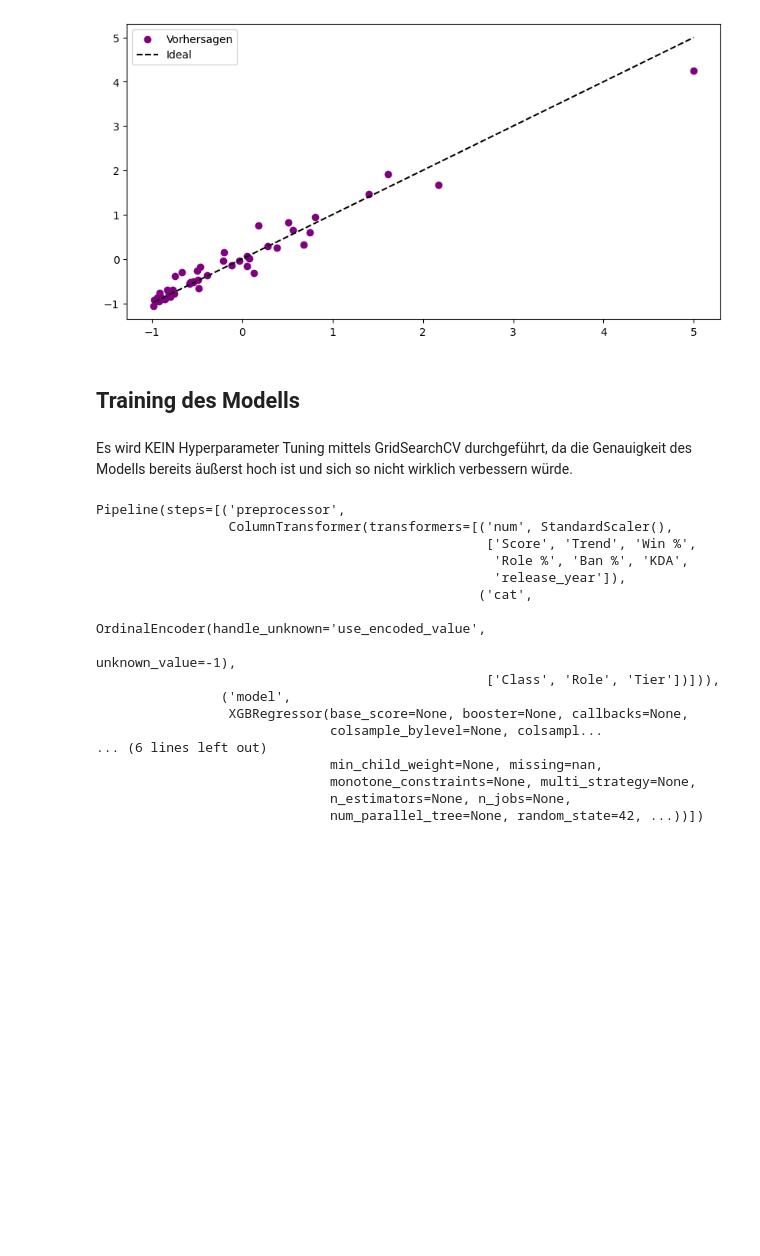
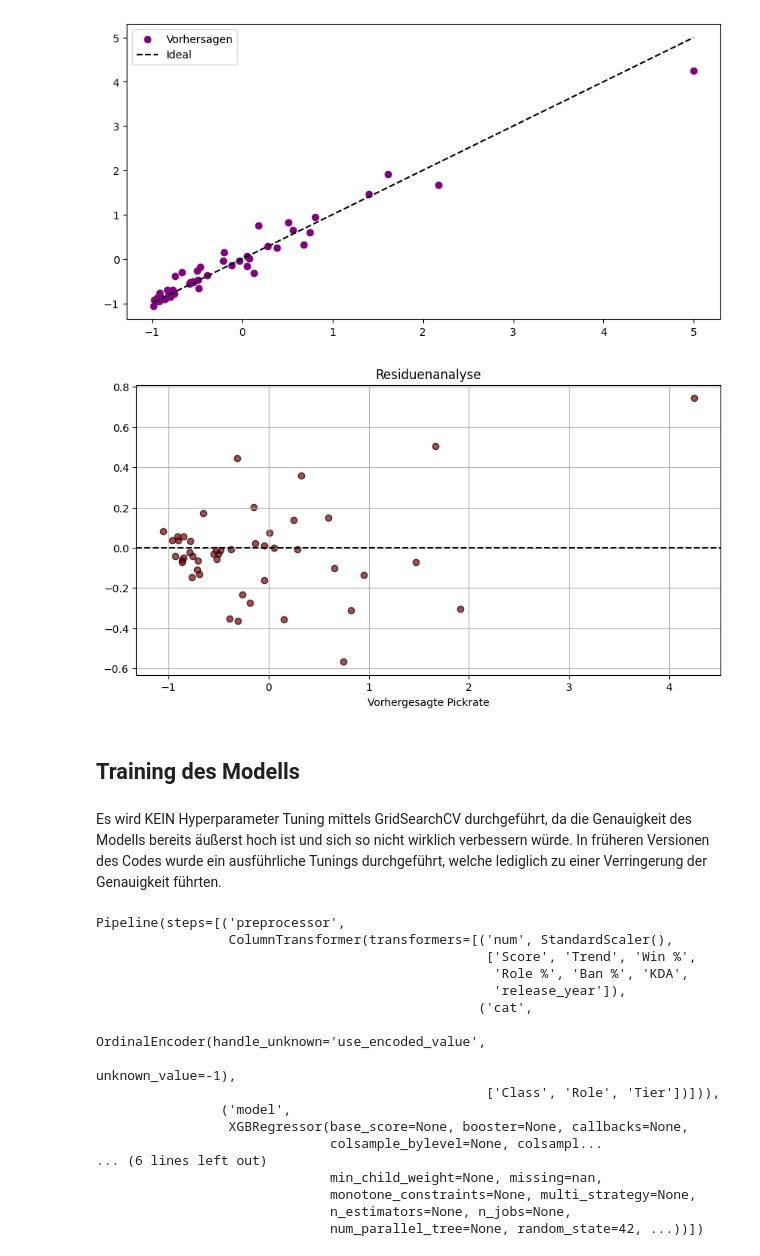
Before and after one commit to Maxtr2004/Data-Mining-Project, a Jupyter notebook: DataMiningProject-Notebook.ipynb, the cells around one changed output. Drawn from its saved outputs; the diff is of its cells as text; code cells hidden in the pictures; blank space fills up the shorter version.

Commit message:
Residuenanalyse
Hinzufügen eines Residuenplots

```diff
--- a/DataMiningProject-Notebook.ipynb
+++ b/DataMiningProject-Notebook.ipynb
@@ -514,10 +514,25 @@ plt.legend()
 plt.show()
 # %% [output]
 [figure]
+# %%
+# Residuen berechnen
+residuals = y_test - y_pred
+
+# Residuenplot
+plt.figure(figsize=(10, 5))
+plt.scatter(y_pred, residuals, alpha=0.7, color="darkred", edgecolor="black")
+plt.axhline(y=0, linestyle='--', color='black')
+plt.title("Residuenanalyse")
+plt.xlabel("Vorhergesagte Pickrate")
+plt.ylabel("")
+plt.grid(True)
+plt.show()
+# %% [output]
+[figure, added]
 # %% [markdown]
 ## Training des Modells
 # %% [markdown]
-Es wird KEIN Hyperparameter Tuning  mittels GridSearchCV durchgeführt, da die Genauigkeit des Modells bereits äußerst hoch ist und sich so nicht wirklich verbessern würde.
+Es wird KEIN Hyperparameter Tuning  mittels GridSearchCV durchgeführt, da die Genauigkeit des Modells bereits äußerst hoch ist und sich so nicht wirklich verbessern würde. In früheren Versionen des Codes wurde ein ausführliche Tunings durchgeführt, welche lediglich zu einer Verringerung der Genauigkeit führten.
 # %%
 # Training von XGBoost mit Standard-Parametern
 xgb_model = XGBRegressor(random_state=42)
```
